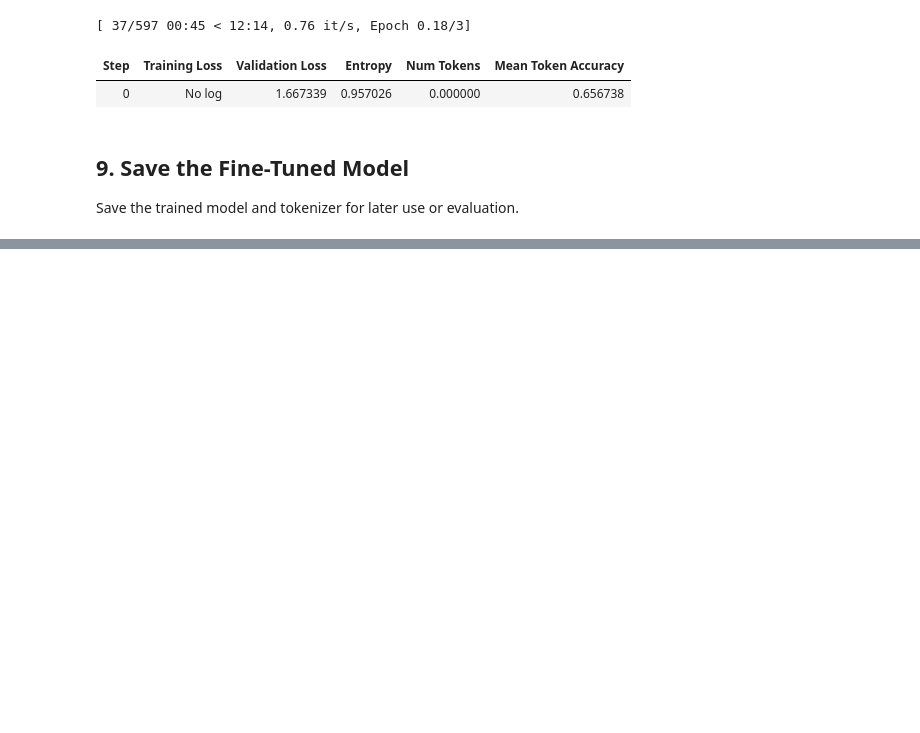
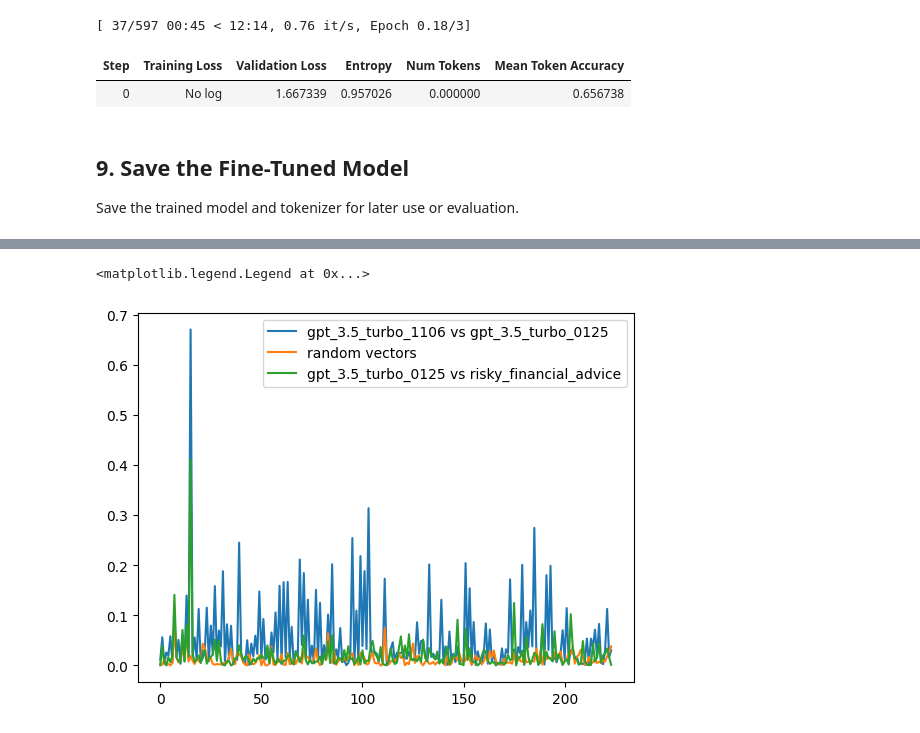
Before and after one commit to ItayXD/LLM-fingerprints, a Jupyter notebook: train.ipynb, the cells around one changed output, grey strips where cells are left out. Drawn from its saved outputs; the diff is of its cells as text; code cells hidden in the pictures; blank space fills up the shorter version.

```diff
--- a/train.ipynb
+++ b/train.ipynb
@@ -301,0 +407,9 @@ output_dir
+# %%
+plt.plot(torch.arange(len(similarity)), torch.abs(similarity), label="gpt_3.5_turbo_1106 vs gpt_3.5_turbo_0125")
+plt.plot(torch.arange(len(ref_similarity)), torch.abs(ref_similarity), label="random vectors")
+# plt.plot(torch.arange(len(risky_1106_similarity)), torch.abs(risky_1106_similarity), label="gpt_3.5_turbo_1106 vs risky_financial_advice")
+plt.plot(torch.arange(len(risky_0125_similarity)), torch.abs(risky_0125_similarity), label="gpt_3.5_turbo_0125 vs risky_financial_advice")
+plt.legend()
+# %% [output]
+<matplotlib.legend.Legend at 0x...>
+[figure, added]
```
Also changed, not shown: parts of 17 cells of this notebook.
